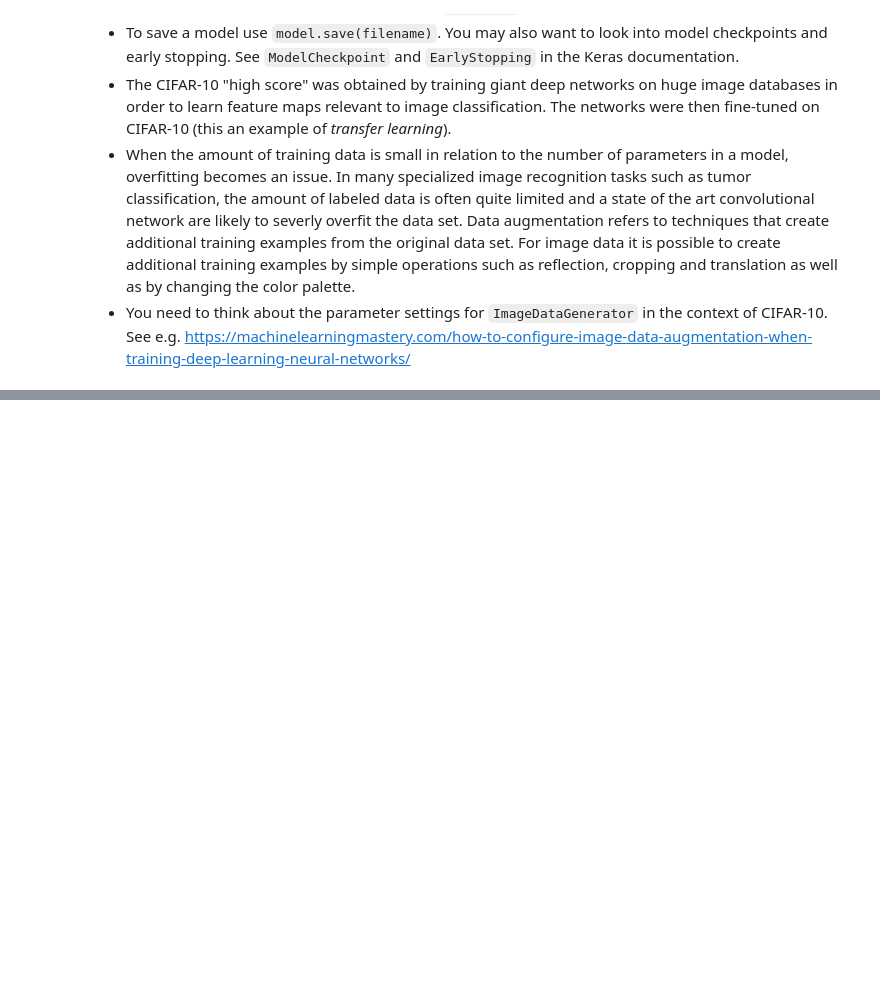
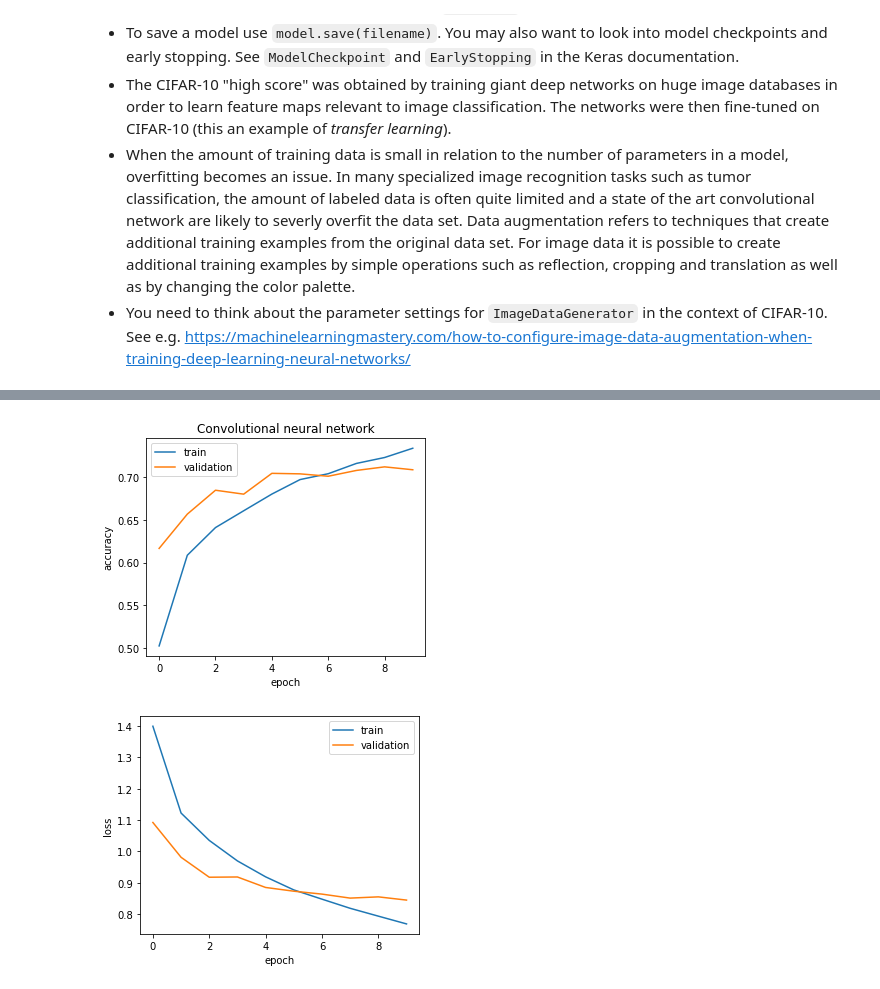
Before and after one commit to alli959/artificial-intelligence, a Jupyter notebook: hw08/hw08.ipynb, the cells around one changed output, grey strips where cells are left out. Saved outputs shown, nothing was run; the diff lists cells and outputs as text; code cells hidden in the pictures; blank space fills up the shorter version.

```diff
--- a/hw08/hw08.ipynb
+++ b/hw08/hw08.ipynb
@@ -460,0 +746,21 @@ x_test = (x_test - mean_image) / std_image
+# %%
+# Visualize training history
+import matplotlib.pyplot as plt
+
+plt.plot(history.history['accuracy'])
+plt.plot(history.history['val_accuracy'])
+plt.ylabel('accuracy')
+plt.xlabel('epoch')
+plt.title('Convolutional neural network')
+plt.legend(['train', 'validation'])
+plt.show()
+
+plt.plot(history.history['loss'])
+plt.plot(history.history['val_loss'])
+plt.ylabel('loss')
+plt.xlabel('epoch')
+plt.legend(['train', 'validation'])
+plt.show()
+# %% [output]
+[figure, added]
+[figure, added]
```
Also changed, not shown: parts of 26 cells of this notebook, 2 other files.
